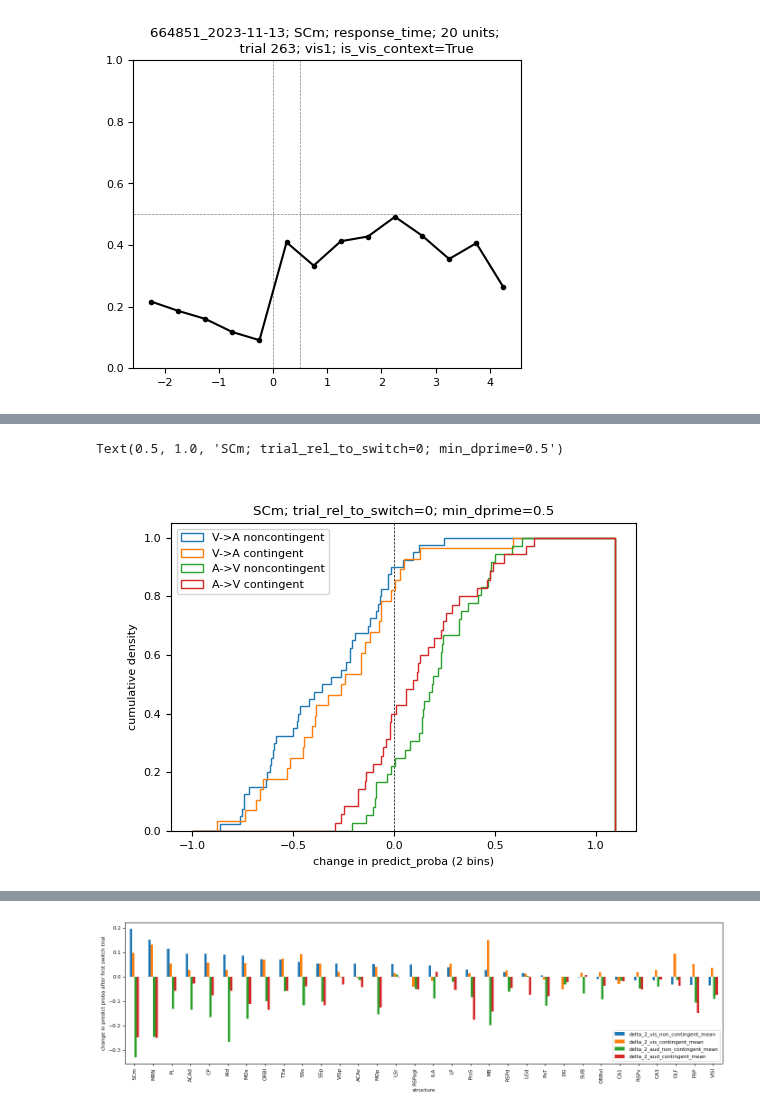
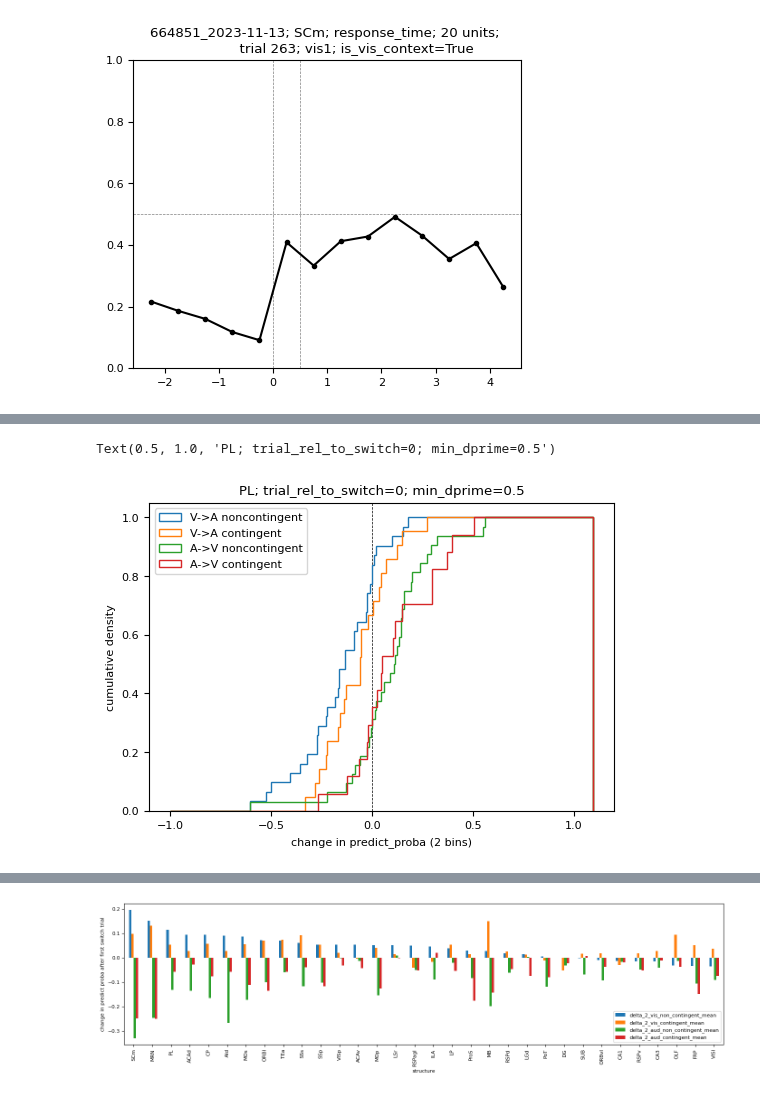
Before and after one commit to AllenInstitute/dynamic_routing_analysis, a Jupyter notebook: notebooks/plot_multi_timebin_decoder_results.ipynb, the cells around one changed output, grey strips where cells are left out. Saved outputs shown, nothing was run; the diff lists cells and outputs as text; code cells hidden in the pictures.

```diff
--- a/notebooks/plot_multi_timebin_decoder_results.ipynb
+++ b/notebooks/plot_multi_timebin_decoder_results.ipynb
@@ -655,0 +951,12 @@ def get_session_structure_results(predict_proba_pd, sel_session, sel_structure,
+# %%
+unique_combos=predict_proba_corr_df[['structure_0','structure_1']].drop_duplicates().reset_index(drop=True)
+
+mean_corr=unique_combos.copy()
+mean_corr['mean_r']=np.nan
+mean_corr['n_sessions']=0
+for rr in range(len(unique_combos)):
+    sel_structure_0=unique_combos.loc[rr,'structure_0']
+    sel_structure_1=unique_combos.loc[rr,'structure_1']
+    temp_df=predict_proba_corr_df.query(f'structure_0==@sel_structure_0 and structure_1==@sel_structure_1')
+    mean_corr.loc[rr,'mean_r']=temp_df['r'].mean()
+    mean_corr.loc[rr,'n_sessions']=len(temp_df)
@@ -655,0 +1086,17 @@ def get_session_structure_results(predict_proba_pd, sel_session, sel_structure,
+# %%
+fig,ax=plt.subplots(1,1,figsize=(9,8))
+im=ax.imshow(fit_data, aspect='auto', cmap='viridis', vmin=0, vmax=0.6, extent=[-0.5,len(incl_structures)-0.5,len(incl_structures)-0.5,-0.5])
+ax.set_xticks(np.arange(len(incl_structures)), incl_structures[np.argsort(model.row_labels_)], rotation=90)
+ax.set_yticks(np.arange(len(incl_structures)), incl_structures[np.argsort(model.column_labels_)])
+
+row_labels = model.row_labels_
+sorted_row_labels = row_labels[np.argsort(row_labels)]
+cluster_borders = np.where(np.diff(sorted_row_labels) != 0)[0] + 0.5
+
+for xx in cluster_borders:
+    ax.axvline(x=xx, color='black', linestyle='-', linewidth=2)
+    ax.axhline(y=xx, color='black', linestyle='-', linewidth=2)
+
+#colorbar
+cbar = plt.colorbar(im, ax=ax)
+cbar.set_label('mean Pearson r between structure predict probabilities')
@@ -666,8 +1115,8 @@ sel_unit_subsample_size=20
 sel_time_aligned_to='stim_start_time'
 
 get_trials_rel_to_switch=[-1,0,1,2,3,4]
-all_performance=pl.scan_parquet('s3://aind-scratch-data/dynamic-routing/cache/nwb_components/v0.0.265/consolidated/performance.parquet').collect().to_pandas()
-all_trials=pl.scan_parquet('s3://aind-scratch-data/dynamic-routing/cache/nwb_components/v0.0.265/consolidated/trials.parquet').collect().to_pandas()
+all_performance=pl.scan_parquet('s3://aind-scratch-data/dynamic-routing/cache/nwb_components/v0.0.268/consolidated/performance.parquet').collect().to_pandas()
+all_trials=pl.scan_parquet('s3://aind-scratch-data/dynamic-routing/cache/nwb_components/v0.0.268/consolidated/trials.parquet').collect().to_pandas()
 
 context_switch_table={
     'session_id':[],
@@ -957,8 +1368,8 @@ sel_unit_subsample_size=20
 sel_time_aligned_to='stim_start_time'
 
 get_trials_rel_to_switch=[-3,-2,-1,0,1,2,3,4]
-all_performance=pl.scan_parquet('s3://aind-scratch-data/dynamic-routing/cache/nwb_components/v0.0.265/consolidated/performance.parquet').collect().to_pandas()
-all_trials=pl.scan_parquet('s3://aind-scratch-data/dynamic-routing/cache/nwb_components/v0.0.265/consolidated/trials.parquet').collect().to_pandas()
+all_performance=pl.scan_parquet('s3://aind-scratch-data/dynamic-routing/cache/nwb_components/v0.0.268/consolidated/performance.parquet').collect().to_pandas()
+all_trials=pl.scan_parquet('s3://aind-scratch-data/dynamic-routing/cache/nwb_components/v0.0.268/consolidated/trials.parquet').collect().to_pandas()
 
 context_switch_table={
     'session_id':[],
@@ -1167,37 +1578,37 @@ sel_switches
 # %%
 # distribution of switch-provoked changes in predict_proba
 
-sel_structure='SCm'
+sel_structure='PL'
 sel_trial_rel_to_switch=0
 # sel_is_vis_context=True
 # sel_is_contingent_switch=False
 # min_n_switches=12
 min_dprime=0.5
 
 xbins=np.arange(-1.0,1.0+.1,0.005)
 fig,ax=plt.subplots(1,1,figsize=(6,4))
 ax.axvline(0, color='k', linestyle='--', linewidth=0.5)
 
 context_label=['V->A','A->V']
 contingent_label=['noncontingent','contingent']
 
 for sel_is_vis_context in [False,True]:
     for sel_is_contingent_switch in [False,True]:
 
         label_str= f"{context_label[int(sel_is_vis_context)]} {contingent_label[int(sel_is_contingent_switch)]}"
 
         switches=context_switch_table_df.query(
             'structure==@sel_structure and is_vis_context==@sel_is_vis_context and trial_rel_to_switch==@sel_trial_rel_to_switch and \
             is_contingent_switch==@sel_is_contingent_switch and dprime_before_switch>=@min_dprime and dprime_after_switch>=@min_dprime')
 
         ax.hist(switches['delta_predict_proba_2_bins'],bins=xbins,label=label_str,cumulative=True,histtype='step',density=True)
 
 ax.legend()
 ax.set_xlabel('change in predict_proba (2 bins)')
 ax.set_ylabel('cumulative density')
 ax.set_title(f"{sel_structure}; trial_rel_to_switch={sel_trial_rel_to_switch}; min_dprime={min_dprime}")
 # %% [output]
-Text(0.5, 1.0, 'SCm; trial_rel_to_switch=0; min_dprime=0.5')
+Text(0.5, 1.0, 'PL; trial_rel_to_switch=0; min_dprime=0.5')
-[figure, old version]
+[figure, new version]
 # %%
 switches['delta_predict_proba_2_bins'].mean()
```
Also changed, not shown: parts of 58 cells of this notebook, 7 other files.
